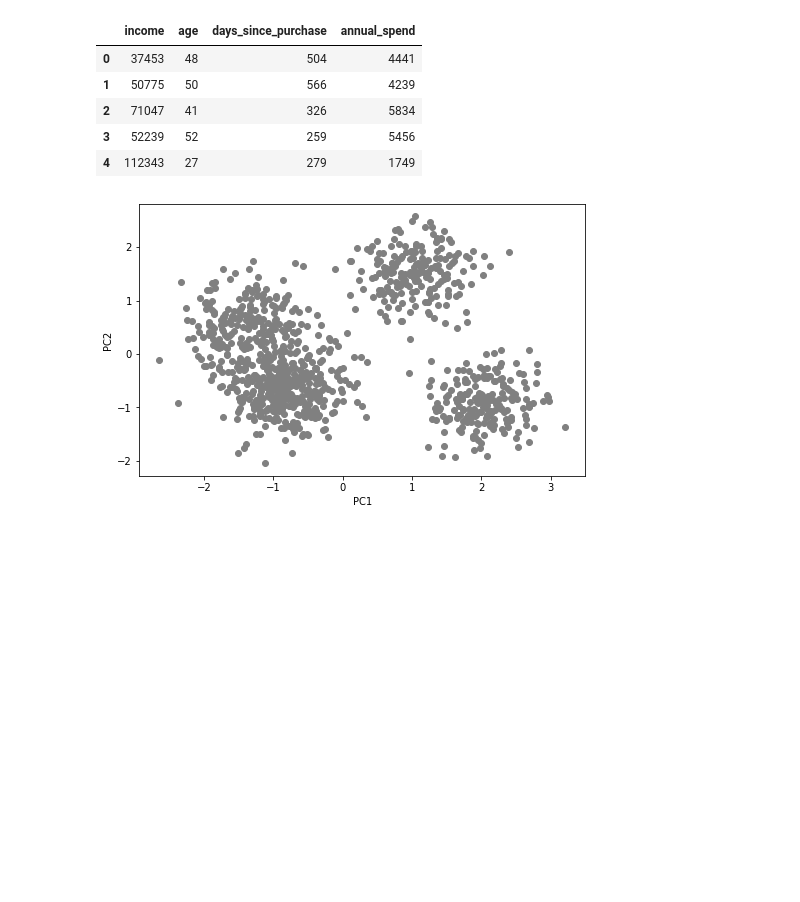
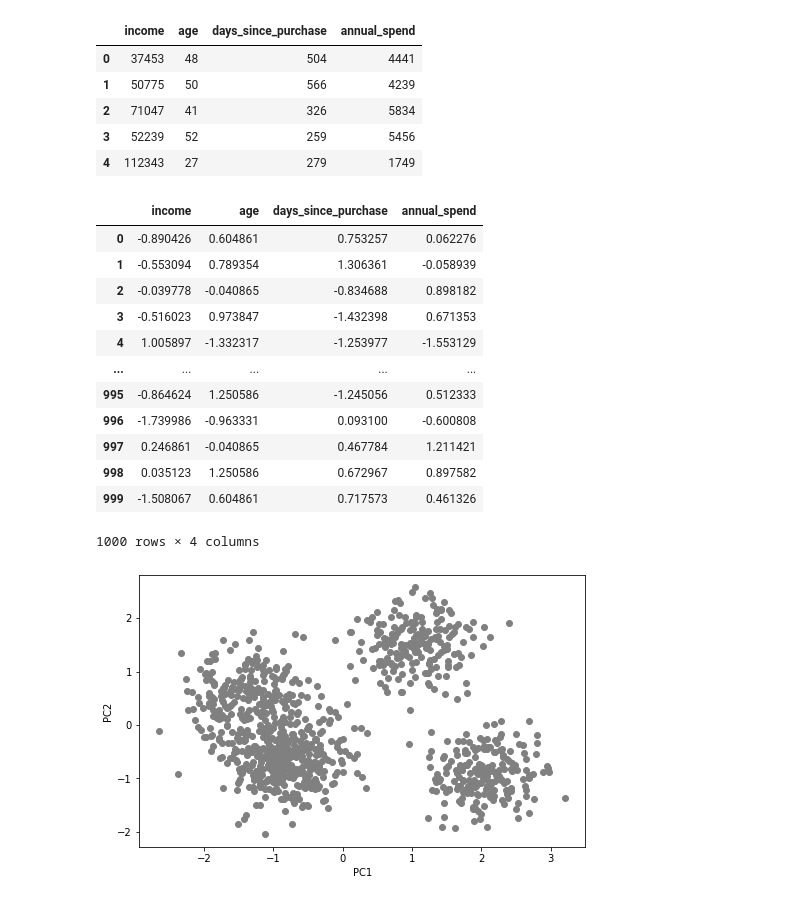
Before and after one commit to alexlopespereira/idp_competenciasdegestao, a Jupyter notebook: Notebooks/Aula3/DS_MKT_Blanchard/Aula3_Segmentacao.ipynb, the cells around one changed output. Drawn from its saved outputs; the diff is of its cells as text; code cells hidden in the pictures; blank space fills up the shorter version.

```diff
--- a/Notebooks/Aula3/DS_MKT_Blanchard/Aula3_Segmentacao.ipynb
+++ b/Notebooks/Aula3/DS_MKT_Blanchard/Aula3_Segmentacao.ipynb
@@ -420,3 +420,19 @@ data_scaled[cluster_cols] = scaler.fit_transform\
+# %%
+data_scaled
+# %% [output]
+|  | income | age | days_since_purchase | annual_spend |
+| 0 | -0.890426 | 0.604861 | 0.753257 | 0.062276 |
+| 1 | -0.553094 | 0.789354 | 1.306361 | -0.058939 |
+| 2 | -0.039778 | -0.040865 | -0.834688 | 0.898182 |
+| 3 | -0.516023 | 0.973847 | -1.432398 | 0.671353 |
+| 4 | 1.005897 | -1.332317 | -1.253977 | -1.553129 |
+| ... | ... | ... | ... | ... |
+| 995 | -0.864624 | 1.250586 | -1.245056 | 0.512333 |
+| 996 | -1.739986 | -0.963331 | 0.093100 | -0.600808 |
+| 997 | 0.246861 | -0.040865 | 0.467784 | 1.211421 |
+| 998 | 0.035123 | 1.250586 | 0.672967 | 0.897582 |
+| 999 | -1.508067 | 0.604861 | 0.717573 | 0.461326 |
+1000 rows × 4 columns
 # %%
 from sklearn import decomposition
 
```
Also changed, not shown: parts of 3 cells of this notebook.
